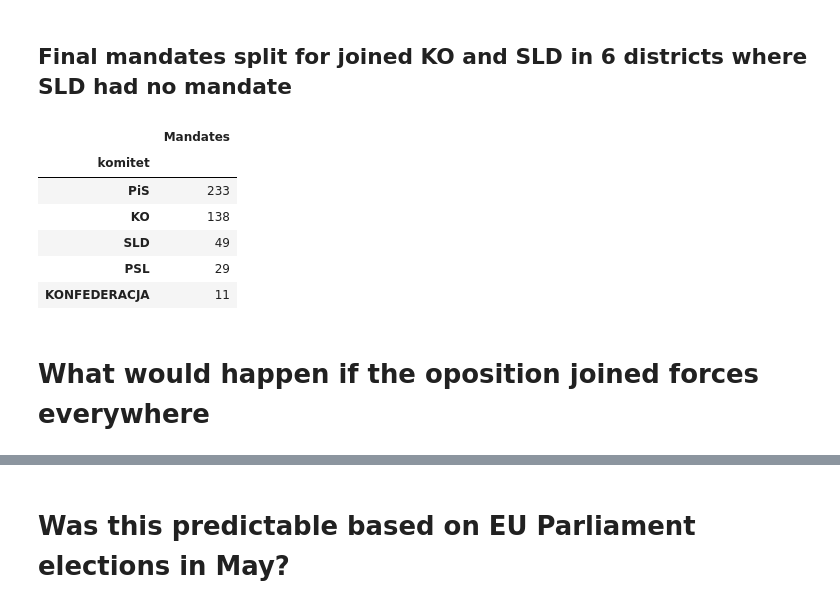
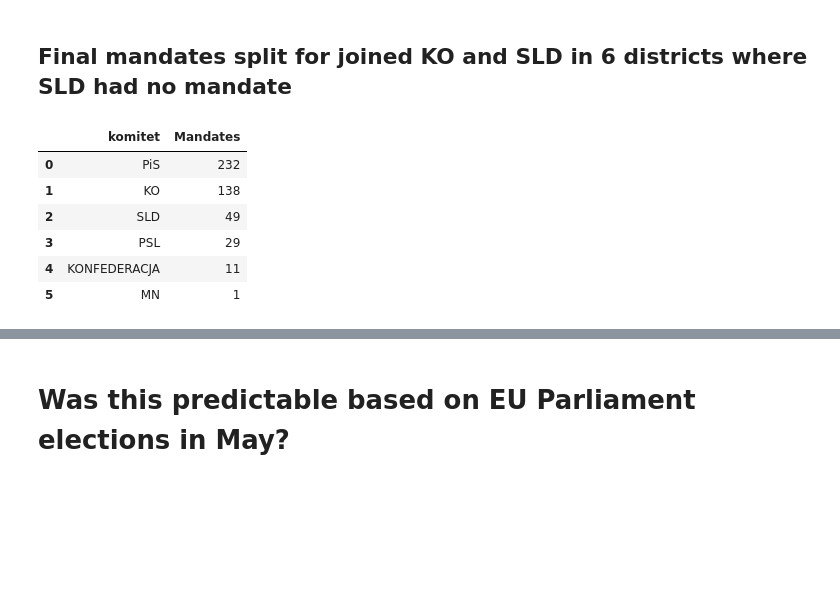
Before and after one commit to Jan-Majewski/Election_data, a Jupyter notebook: Analiza_wybory_vF.ipynb, the cells around one changed output, grey strips where cells are left out. Cells and saved outputs as stored; diff of their text form; code cells hidden in the pictures; blank space fills up the shorter version.

```diff
--- a/Analiza_wybory_vF.ipynb
+++ b/Analiza_wybory_vF.ipynb
@@ -121,7 +165,7 @@ okreg_map.head()
 # %%
 df_o=pd.merge(df_o, okreg_map, left_on="Okręg", right_on="Okreg")
 # %%
-df_o=df_o[['Okreg', 'Mandaty','Głosy ważne', 'KO', 'KONFEDERACJA', 'PSL', 'PiS', 'SLD']]
+df_o=df_o[['Okreg', 'Mandaty','Głosy ważne', 'KO', 'KONFEDERACJA', 'PSL', 'PiS', 'SLD',"MN"]]
 cols=list(df_o.columns[0:3])
 # %%
 df_o.head()
@@ -139 +179,3 @@ votes_ix= list(df_om.columns).index("Uzyskane_glosy")
+# %%
+df_sejm_mandates=dhont(df_o)
 # %%
@@ -284,4 +241,6 @@ See the caveats in the documentation: http://pandas.pydata.org/pandas-docs/stabl
 # %%
+df_fin=df_sejm_mandates[(df_sejm_mandates.Mandat_rank!="Runner-up")]
+df_fin.drop(columns="index", inplace=True)
 #Looking for district where SLD didn't get a mandate
 dist_list=df_fin.Okreg.unique()
 sld_list=df_fin[(df_fin.komitet=="SLD")].Okreg.unique()
@@ -387,15 +314,16 @@ df_top["Mandat_rank"]=np.where(df_top.ranking>df_top.Mandaty, "Runner-up", df_to
+# %%
+df_sejm_mandates_mod1=dhont(df_o2)
 # %% [markdown]
 ## Final mandates split for joined KO and SLD in 6 districts where SLD had no mandate
 # %%
-ser_trim_sld=df_top[(df_top.Mandat_rank!="Runner-up")].groupby("komitet").Ones.sum()
-pd.DataFrame(ser_trim_sld).rename(columns={"Ones":"Mandates"}).sort_values(by="Mandates", ascending=False)
+ser_trim_sld=df_sejm_mandates_mod1[(df_sejm_mandates_mod1.Mandat_rank!="Runner-up")].groupby("komitet").Ones.sum()
+MANDATES_MOD2=pd.DataFrame(ser_trim_sld).rename(columns={"Ones":"Mandates"}).sort_values(by="Mandates", ascending=False).reset_index()
+MANDATES_MOD2
 # %% [output]
-|  | Mandates |
-| komitet |  |
-| PiS | 233 |
-| KO | 138 |
-| SLD | 49 |
-| PSL | 29 |
-| KONFEDERACJA | 11 |
+|  | komitet | Mandates |
+| 0 | PiS | 232 |
+| 1 | KO | 138 |
+| 2 | SLD | 49 |
+| 3 | PSL | 29 |
+| 4 | KONFEDERACJA | 11 |
+| 5 | MN | 1 |
-# %% [markdown]
-# What would happen if the oposition joined forces everywhere
```
Also changed, not shown: parts of 73 cells of this notebook.
